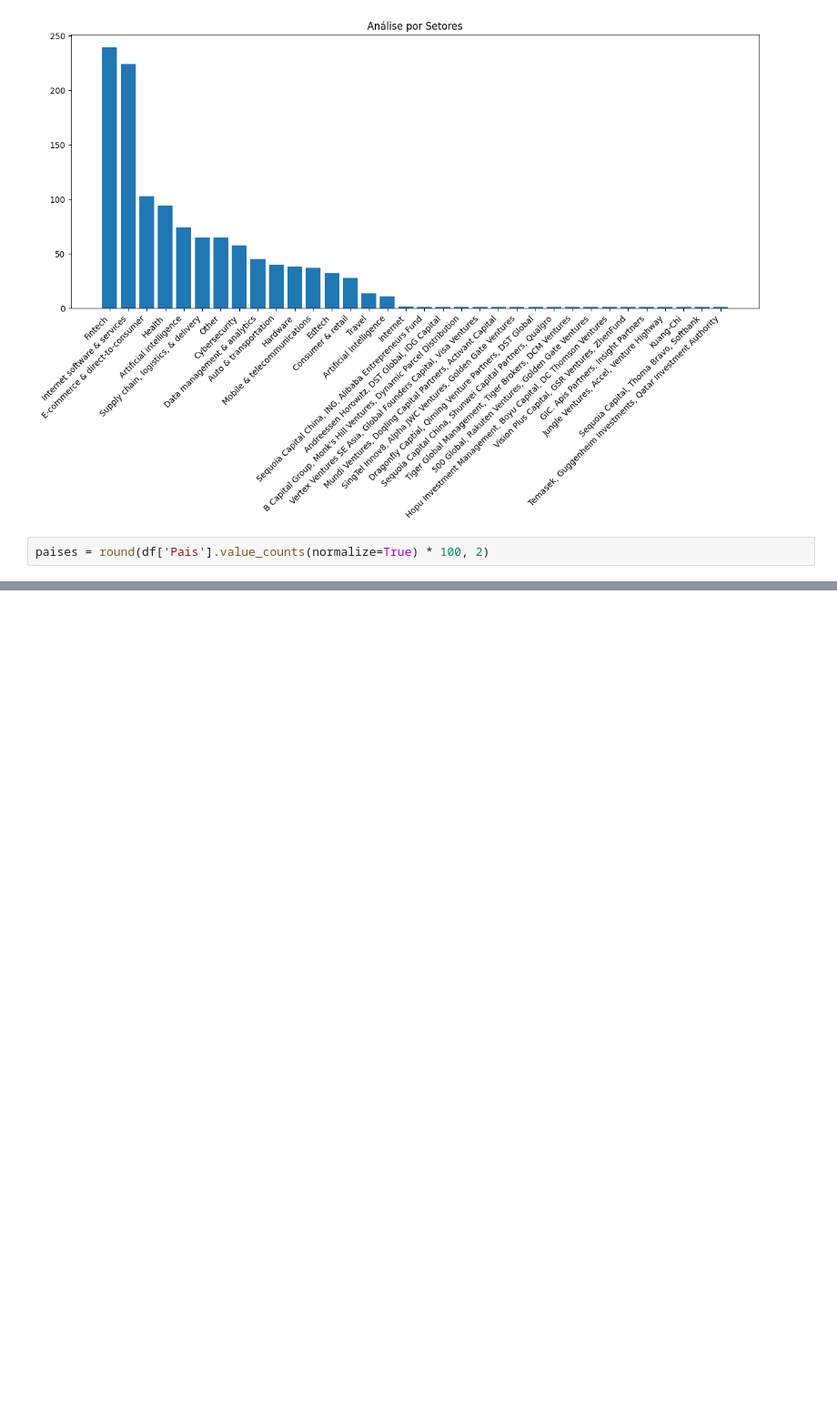
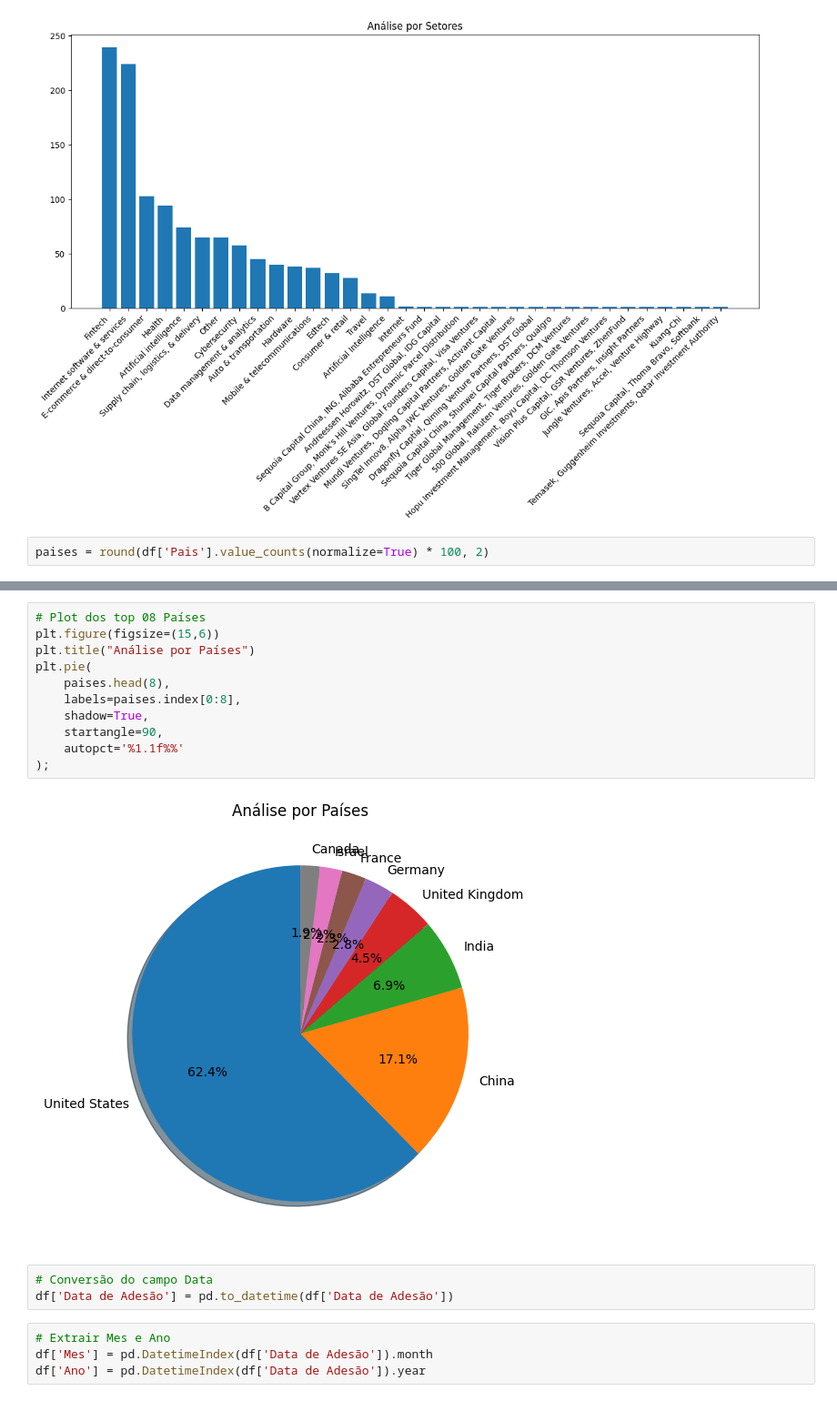
Before and after one commit to valdenio458/python-analise-de-dados-data-viking, a Jupyter notebook: Projeto_Unicórnio.ipynb, the cells around one changed output, grey strips where cells are left out. Shown: that part at 91% size. Saved outputs shown, nothing was run; the diff lists cells and outputs as text; blank space fills up the shorter version.

```diff
--- a/Projeto_Unicórnio.ipynb
+++ b/Projeto_Unicórnio.ipynb
@@ -179,3 +180,23 @@ plt.pie(
 );
 # %% [output]
 [figure]
+# %%
+# Plot dos top 08 Países
+plt.figure(figsize=(15,6))
+plt.title("Análise por Países")
+plt.pie(
+    paises.head(8),
+    labels=paises.index[0:8],
+    shadow=True,
+    startangle=90,
+    autopct='%1.1f%%'
+);
+# %% [output]
+[figure, added]
+# %%
+# Conversão do campo Data
+df['Data de Adesão'] = pd.to_datetime(df['Data de Adesão'])
+# %%
+# Extrair Mes e Ano
+df['Mes'] = pd.DatetimeIndex(df['Data de Adesão']).month
+df['Ano'] = pd.DatetimeIndex(df['Data de Adesão']).year
```
Also changed, not shown: parts of 5 cells of this notebook.
